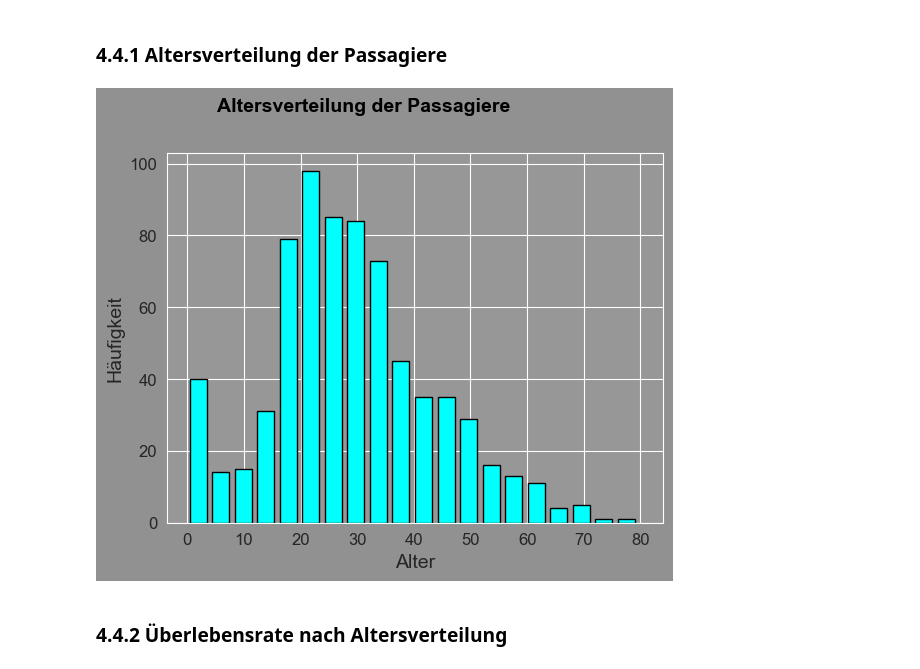
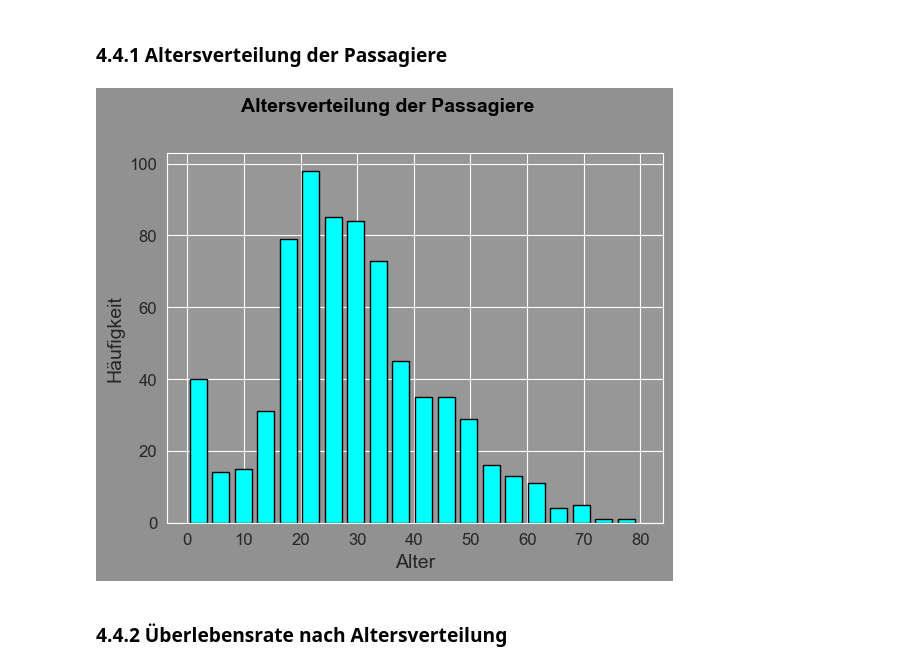
Before and after one commit to RickSpringer/The_Titanic_Problem, a Jupyter notebook: Titanic/240212_The_Titanic_Jupyter_Notebook.ipynb, the cells around one changed output. Saved outputs shown, nothing was run; the diff lists cells and outputs as text; code cells hidden in the pictures.

```diff
--- a/Titanic/240212_The_Titanic_Jupyter_Notebook.ipynb
+++ b/Titanic/240212_The_Titanic_Jupyter_Notebook.ipynb
@@ -502,36 +506,35 @@ age_fig, age_ax = plt.subplots()
 age_survived_plot = titanic_data['Age'].plot(kind='hist',
                                              color='#00FFFF',
                                              ec='black',
                                              lw=1,
                                              fontsize=12,
                                              bins=20,
                                              width=3,
                                              rot=0,
                                              )
 
 age_fig.patch.set_facecolor('#929191')
-
 age_ax.set_facecolor('#989797')
 
 age_survived_plot.set_title('Altersverteilung der Passagiere',
                             fontsize=14,
                             color='black',
                             fontweight='bold',
                             pad=30,
                             loc='left',
-                            x=0.1,
+                            x=0.15,
                             )
 
 age_ax.set_xlabel('Alter',
               fontsize=14,
               )
 age_ax.set_ylabel('Häufigkeit',
               fontsize=14,
               )
 
 plt.show()
 # %% [output]
-[figure, old version]
+[figure, new version]
 # %% [markdown]
 ### 4.4.2 Überlebensrate nach Altersverteilung
 # %%
```
Also changed, not shown: parts of 10 cells of this notebook, 14 other files.
